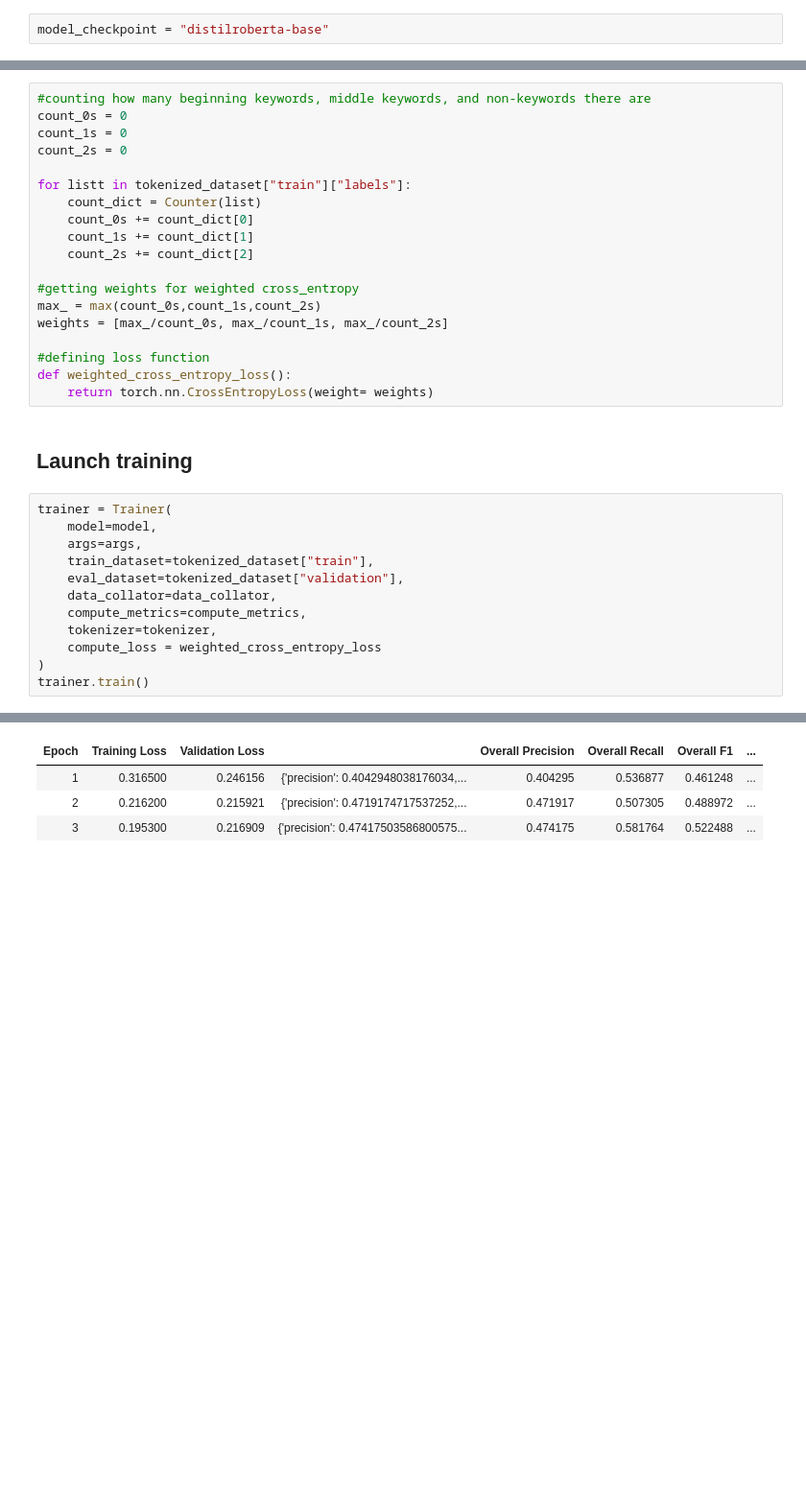
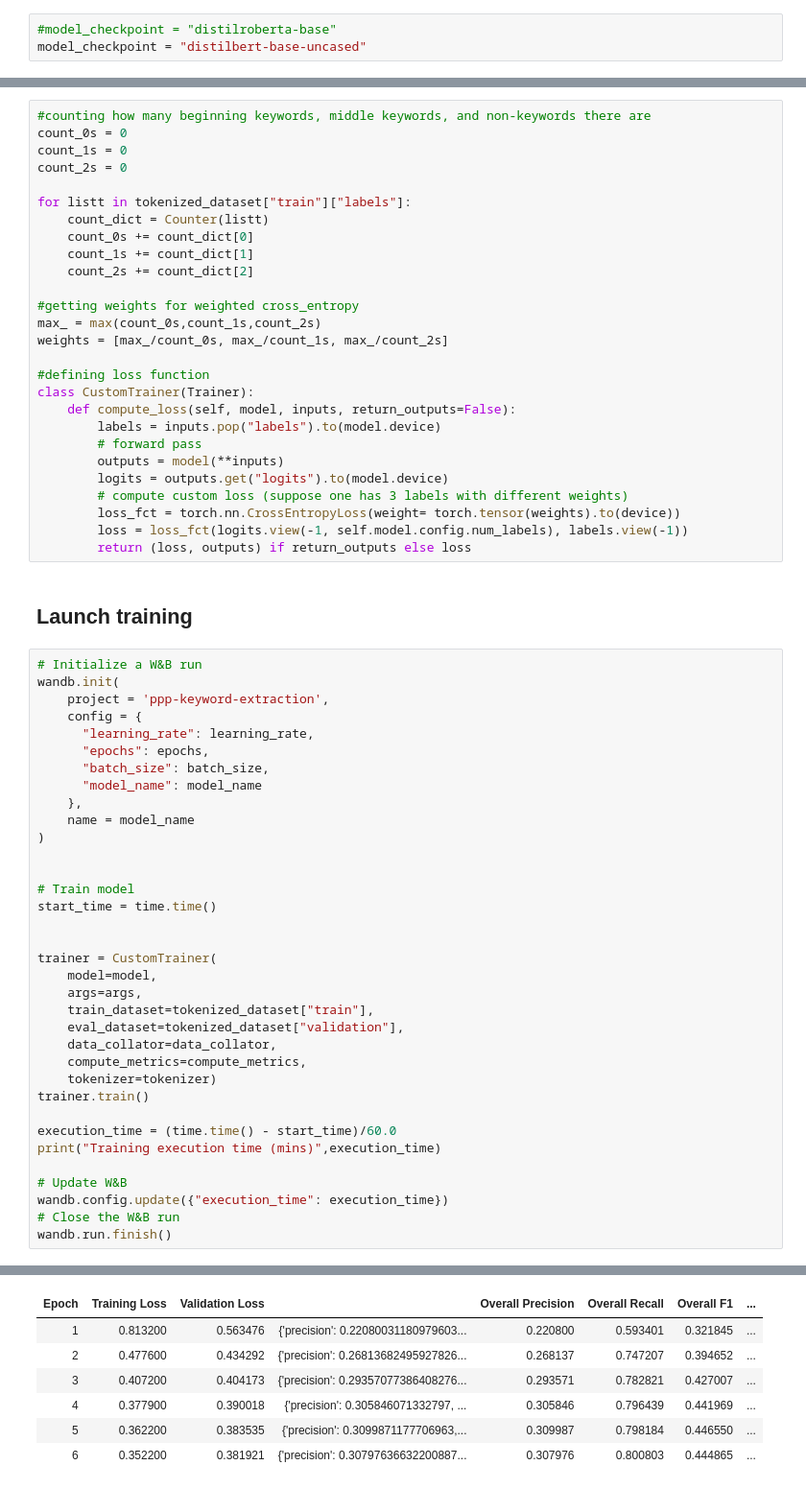
Before and after one commit to casgari/AC215_G4, a Jupyter notebook: notebooks/initial_model_construction.ipynb, the cells around one changed output, grey strips where cells are left out. Shown at 96% size. Saved outputs shown, nothing was run; the diff lists cells and outputs as text; blank space fills up the shorter version.

```diff
--- a/notebooks/initial_model_construction.ipynb
+++ b/notebooks/initial_model_construction.ipynb
@@ -84,4 +91,5 @@ Mapping integer to doc_bio_tag:
 # %% [markdown]
 ## Specifying the base model we want
 # %%
-model_checkpoint = "distilroberta-base"
+#model_checkpoint = "distilroberta-base"
+model_checkpoint = "distilbert-base-uncased"
@@ -225,7 +263,7 @@ count_1s = 0
 count_2s = 0
 
 for listt in tokenized_dataset["train"]["labels"]:
-    count_dict = Counter(list)
+    count_dict = Counter(listt)
     count_0s += count_dict[0]
     count_1s += count_dict[1]
     count_2s += count_dict[2]
@@ -235,20 +273,51 @@ max_ = max(count_0s,count_1s,count_2s)
 weights = [max_/count_0s, max_/count_1s, max_/count_2s]
 
 #defining loss function
-def weighted_cross_entropy_loss():
-    return torch.nn.CrossEntropyLoss(weight= weights)
+class CustomTrainer(Trainer):
+    def compute_loss(self, model, inputs, return_outputs=False):
+        labels = inputs.pop("labels").to(model.device)
+        # forward pass
+        outputs = model(**inputs)
+        logits = outputs.get("logits").to(model.device)
+        # compute custom loss (suppose one has 3 labels with different weights)
+        loss_fct = torch.nn.CrossEntropyLoss(weight= torch.tensor(weights).to(device))
+        loss = loss_fct(logits.view(-1, self.model.config.num_labels), labels.view(-1))
+        return (loss, outputs) if return_outputs else loss
 # %% [markdown]
 ## Launch training
 # %%
-trainer = Trainer(
+# Initialize a W&B run
+wandb.init(
+    project = 'ppp-keyword-extraction',
+    config = {
+      "learning_rate": learning_rate,
+      "epochs": epochs,
+      "batch_size": batch_size,
+      "model_name": model_name
+    },
+    name = model_name
+)
+
+
+# Train model
+start_time = time.time()
+
+
+trainer = CustomTrainer(
     model=model,
     args=args,
     train_dataset=tokenized_dataset["train"],
     eval_dataset=tokenized_dataset["validation"],
     data_collator=data_collator,
     compute_metrics=compute_metrics,
-    tokenizer=tokenizer,
-    compute_loss = weighted_cross_entropy_loss
-)
+    tokenizer=tokenizer)
 trainer.train()
+
+execution_time = (time.time() - start_time)/60.0
+print("Training execution time (mins)",execution_time)
+
+# Update W&B
+wandb.config.update({"execution_time": execution_time})
+# Close the W&B run
+wandb.run.finish()
 # %% [output]
@@ -257,4 +331,7 @@ You're using a RobertaTokenizerFast tokenizer. Please note that with a fast toke
 | Epoch | Training Loss | Validation Loss |  | Overall Precision | Overall Recall | Overall F1 | ... |
-| 1 | 0.316500 | 0.246156 | {'precision': 0.4042948038176034,... | 0.404295 | 0.536877 | 0.461248 | ... |
-| 2 | 0.216200 | 0.215921 | {'precision': 0.4719174717537252,... | 0.471917 | 0.507305 | 0.488972 | ... |
-| 3 | 0.195300 | 0.216909 | {'precision': 0.47417503586800575... | 0.474175 | 0.581764 | 0.522488 | ... |
+| 1 | 0.813200 | 0.563476 | {'precision': 0.22080031180979603... | 0.220800 | 0.593401 | 0.321845 | ... |
+| 2 | 0.477600 | 0.434292 | {'precision': 0.26813682495927826... | 0.268137 | 0.747207 | 0.394652 | ... |
+| 3 | 0.407200 | 0.404173 | {'precision': 0.29357077386408276... | 0.293571 | 0.782821 | 0.427007 | ... |
+| 4 | 0.377900 | 0.390018 | {'precision': 0.305846071332797, ... | 0.305846 | 0.796439 | 0.441969 | ... |
+| 5 | 0.362200 | 0.383535 | {'precision': 0.3099871177706963,... | 0.309987 | 0.798184 | 0.446550 | ... |
+| 6 | 0.352200 | 0.381921 | {'precision': 0.30797636632200887... | 0.307976 | 0.800803 | 0.444865 | ... |
```
Also changed, not shown: parts of 22 cells of this notebook.
